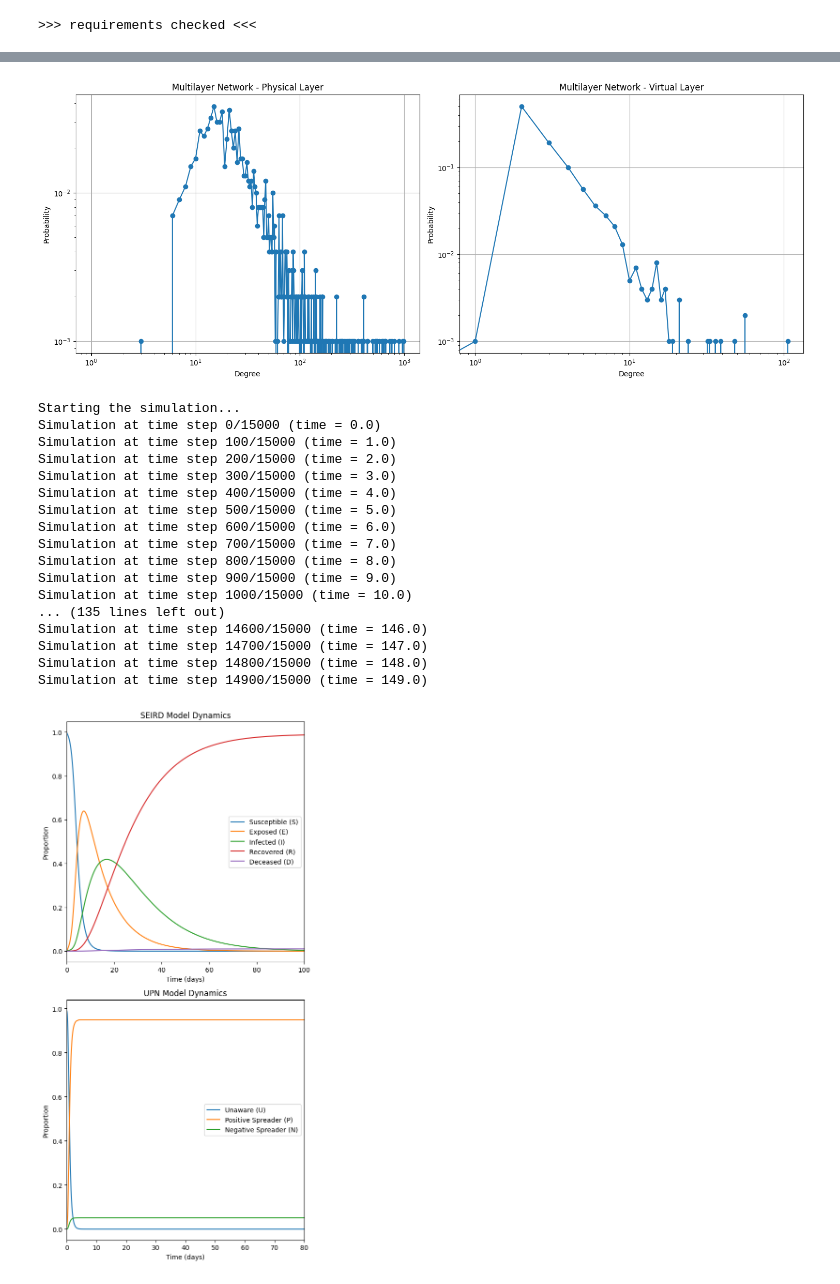
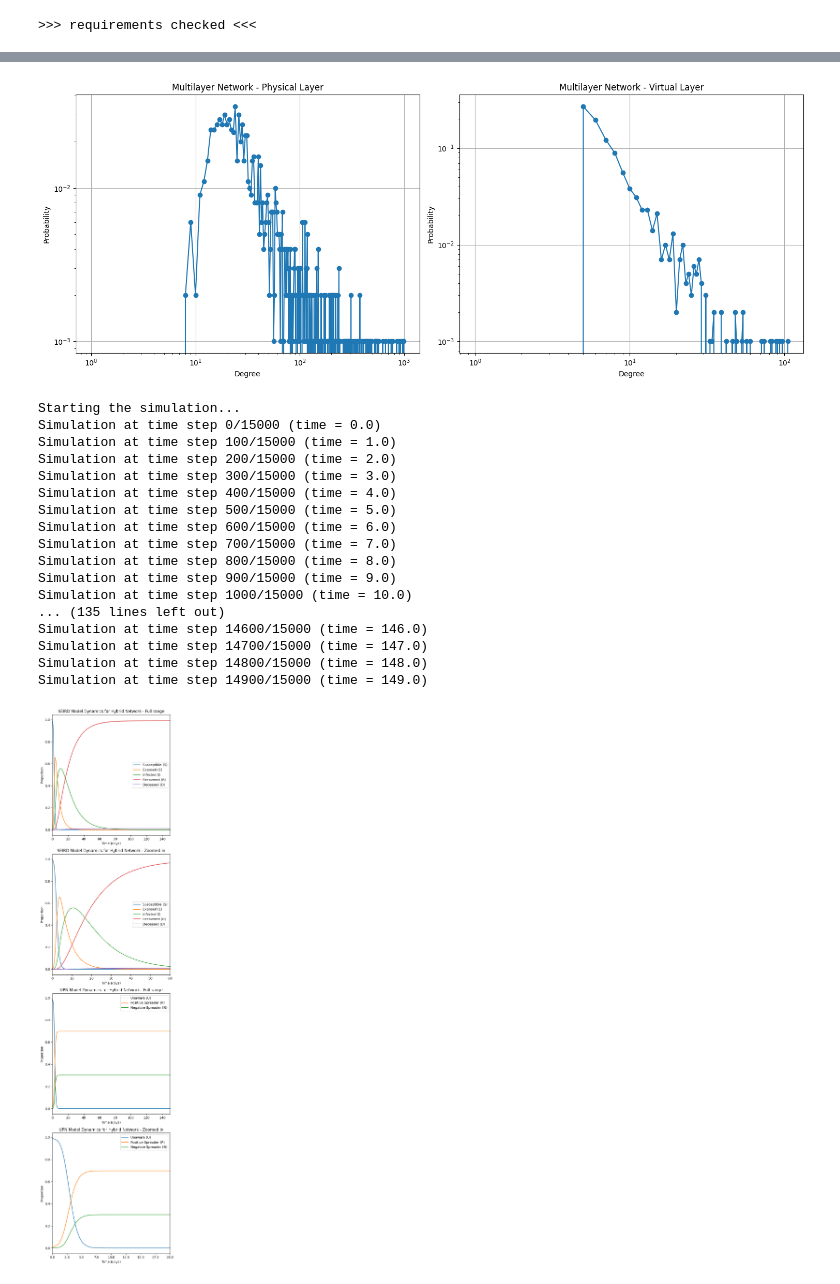
Before and after one commit to gh0stintheshe11/UPN-SEIRD-Model, a Jupyter notebook: upn_seird_seperate.ipynb, the cells around one changed output, grey strips where cells are left out. Saved outputs shown, nothing was run; the diff lists cells and outputs as text; code cells hidden in the pictures.

```diff
--- a/upn_seird_seperate.ipynb
+++ b/upn_seird_seperate.ipynb
@@ -14,24 +14,24 @@ print(">>> requirements checked <<<\n")
 # %%
 # Parameters for network generation
 n = 1000 # number of nodes
-m = 2 # number of edges per node
+m = 5 # number of edges per node
 d = 2 # number of dimensions
 tau = 2.5 # threshold for edge weights
 alpha = 2 # power-law exponent for degree distribution
 expected_weight = 1 # expected weight of edges
 
 # UPN/SEIRD model parameters
-beta_u = 0.1
-beta_p = 0.2 * beta_u
-beta_n = 0.2 * beta_u
-sigma = 1 / 10
+beta_u = 0.17
+beta_p = 0.05 * beta_u
+beta_n = 0.05 * beta_u
+sigma = 1 / 5
 gamma = 1 / 14
 f = 0.01
 kappa = 1
-lambda_plus = 1.0
-lambda_minus = 1.0
-delta_plus = 1 / 3
-delta_minus = 1 / 3
+lambda_plus = 0.1 * kappa
+lambda_minus = 0.1 * kappa
+delta_plus = 1 / 30
+delta_minus = 1 / 30
 
 # Initial conditions
 initial_infected = 5
@@ -411,50 +533,71 @@ S, E, I, R, D, U, P, N = simulate_upn_seird_multiplex(multi_network, t_max, dt,
 
 # plotting
 time_steps = np.arange(0, t_max, dt)
-fig, (ax1, ax2) = plt.subplots(2, 1, figsize=(6, 12))
+fig, (ax1, ax2, ax3, ax4) = plt.subplots(4, 1, figsize=(6, 24))  # Adjusted for 4 rows, 1 column
 
-ax1.set_xlim(0, 100)
+ax1.set_xlim(0, t_max)
 ax1.plot(time_steps, S, label='Susceptible (S)')
 ax1.plot(time_steps, E, label='Exposed (E)')
 ax1.plot(time_steps, I, label='Infected (I)')
 ax1.plot(time_steps, R, label='Recovered (R)')
 ax1.plot(time_steps, D, label='Deceased (D)')
 ax1.set_xlabel('Time (days)')
 ax1.set_ylabel('Proportion')
 ax1.legend()
-ax1.set_title('SEIRD Model Dynamics')
+ax1.set_title('SEIRD Model Dynamics for Hybrid Network - Full range')
 
-ax2.set_xlim(0, 80)
-ax2.plot(time_steps, U, label='Unaware (U)')
-ax2.plot(time_steps, P, label='Positive Spreader (P)')
-ax2.plot(time_steps, N, label='Negative Spreader (N)')
+ax2.set_xlim(0, 60)
+ax2.plot(time_steps, S, label='Susceptible (S)')
+ax2.plot(time_steps, E, label='Exposed (E)')
+ax2.plot(time_steps, I, label='Infected (I)')
+ax2.plot(time_steps, R, label='Recovered (R)')
+ax2.plot(time_steps, D, label='Deceased (D)')
 ax2.set_xlabel('Time (days)')
 ax2.set_ylabel('Proportion')
 ax2.legend()
-ax2.set_title('UPN Model Dynamics')
+ax2.set_title('SEIRD Model Dynamics for Hybrid Network - Zoomed in')
+
+ax3.set_xlim(0, t_max)
+ax3.plot(time_steps, U, label='Unaware (U)')
+ax3.plot(time_steps, P, label='Positive Spreader (P)')
+ax3.plot(time_steps, N, label='Negative Spreader (N)')
+ax3.set_xlabel('Time (days)')
+ax3.set_ylabel('Proportion')
+ax3.legend()
+ax3.set_title('UPN Model Dynamics for Hybrid Network - Full range')
+
+# Adjusted ax3 to show a specific aspect or a zoomed-in view
+ax4.set_xlim(0, 20)  # Assuming this is the intended zoomed-in range
+ax4.plot(time_steps, U, label='Unaware (U)')
+ax4.plot(time_steps, P, label='Positive Spreader (P)')
+ax4.plot(time_steps, N, label='Negative Spreader (N)')
+ax4.set_xlabel('Time (days)')
+ax4.set_ylabel('Proportion')
+ax4.legend()
+ax4.set_title('UPN Model Dynamics for Hybrid Network - Zoomed in')
 
 plt.tight_layout()
 plt.show()
 # %% [output]
-[figure, old version]
+[figure, new version]
 Starting the simulation...
 Simulation at time step 0/15000 (time = 0.0)
 Simulation at time step 100/15000 (time = 1.0)
 Simulation at time step 200/15000 (time = 2.0)
 Simulation at time step 300/15000 (time = 3.0)
 Simulation at time step 400/15000 (time = 4.0)
 Simulation at time step 500/15000 (time = 5.0)
 Simulation at time step 600/15000 (time = 6.0)
 Simulation at time step 700/15000 (time = 7.0)
 Simulation at time step 800/15000 (time = 8.0)
 Simulation at time step 900/15000 (time = 9.0)
 Simulation at time step 1000/15000 (time = 10.0)
 ... (135 lines left out)
 Simulation at time step 14600/15000 (time = 146.0)
 Simulation at time step 14700/15000 (time = 147.0)
 Simulation at time step 14800/15000 (time = 148.0)
 Simulation at time step 14900/15000 (time = 149.0)
-[figure, old version]
+[figure, new version]
 # %%
 def run_mmc_simulations(n_simulations, multi_network, t_max, dt, beta_u, sigma, gamma, f, kappa, lambda_plus, lambda_minus, delta_plus, delta_minus, initial_infected, initial_aware, i_0, a_0):
     results = []
```
Also changed, not shown: parts of 5 cells of this notebook.
